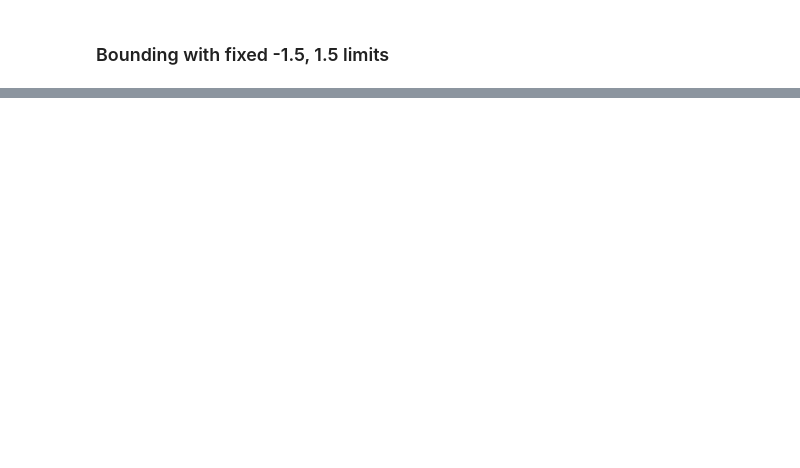
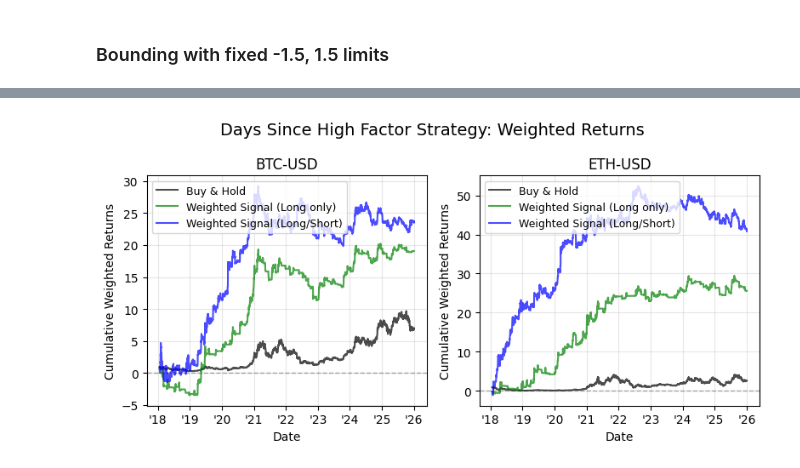
Before and after one commit to BlazOrsos/quant-journey, a Jupyter notebook: research/crypto_trend_effects/crypto_trend_effects.ipynb, the cells around one changed output, grey strips where cells are left out. Cells and saved outputs as stored; diff of their text form; code cells hidden in the pictures; blank space fills up the shorter version.

```diff
--- a/research/crypto_trend_effects/crypto_trend_effects.ipynb
+++ b/research/crypto_trend_effects/crypto_trend_effects.ipynb
@@ -479,0 +582,54 @@ plt.show()
+# %%
+# Weighted strategy based on days since high (inverse weighting)
+# Weight = (max_days - days_since_high) so that recent highs get higher weight
+
+# Create subplots
+fig, axes = plt.subplots(SUB_PLOTS_X, SUB_PLOTS_Y, figsize=(8, 4))
+fig.suptitle('Days Since High Factor Strategy: Weighted Returns', fontsize=14, y=0.98)
+
+for idx, ticker in enumerate(TICKERS):
+    ax = axes[idx]
+
+    # Prepare data for this ticker
+    df_weighted = pd.DataFrame({
+        'days_since_high': days_since_high_20d[('DaysSinceHigh20D', ticker)],
+        'next_day_log_returns': next_day_log_returns[('NextDayLogReturns', ticker)],
+        'next_day_returns': next_day_returns[('NextDayReturns', ticker)],
+    }).dropna().copy()
+
+    # Benchmark: Buy and Hold (= 100% long)
+    df_weighted['benchmark_equity'] = (1 + df_weighted['next_day_returns']).cumprod()
+
+    # Calculate weight: inverse of days since high (max_days - days_since_high)
+    max_days = 9  # Maximum possible days since high in 20-day window
+    df_weighted['weight'] = max_days - df_weighted['days_since_high']
+
+    # Strategy: Weighted returns - long only
+    df_weighted['weighted_return_l'] = df_weighted['next_day_log_returns'] * df_weighted['weight'].clip(lower=0)
+    df_weighted['equity_weighted_l'] = df_weighted['weighted_return_l'].cumsum()
+
+    # Strategy: Weeeighted returns - long/short
+    df_weighted['weighted_return_ls'] = df_weighted['next_day_log_returns'] * df_weighted['weight']
+    df_weighted['equity_weighted_ls'] = df_weighted['weighted_return_ls'].cumsum()
+    # Plot cumulative returns
+    ax.plot(df_weighted.index, df_weighted['benchmark_equity'],
+            label='Buy & Hold', color='black', linewidth=1.5, alpha=0.7)
+    ax.plot(df_weighted.index, df_weighted['equity_weighted_l'],
+            label='Weighted Signal (Long only)', color='green', linewidth=1.5, alpha=0.7)
+    ax.plot(df_weighted.index, df_weighted['equity_weighted_ls'],
+            label='Weighted Signal (Long/Short)', color='blue', linewidth=1.5, alpha=0.7)
+
+    ax.set_xlabel('Date')
+    ax.set_ylabel('Cumulative Weighted Returns')
+    ax.set_title(f'{ticker}')
+    ax.grid(True, alpha=0.3)
+    ax.legend(loc='best', fontsize=9)
+    ax.axhline(y=0, color='black', linestyle='--', alpha=0.3, linewidth=1)
+
+    # Format x-axis to show only last 2 digits of year
+    ax.xaxis.set_major_formatter(plt.matplotlib.dates.DateFormatter("'%y"))
+
+plt.tight_layout()
+plt.show()
+# %% [output]
+[figure, added]
```
Also changed, not shown: parts of 9 cells of this notebook.
